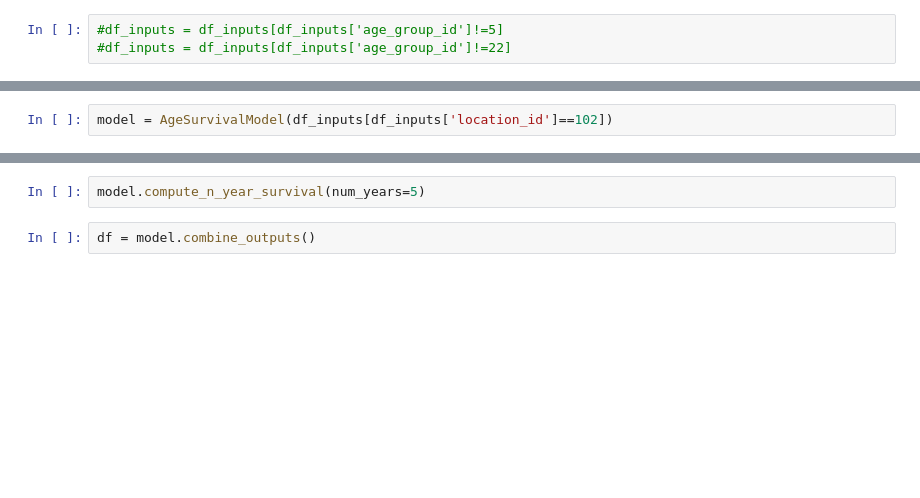
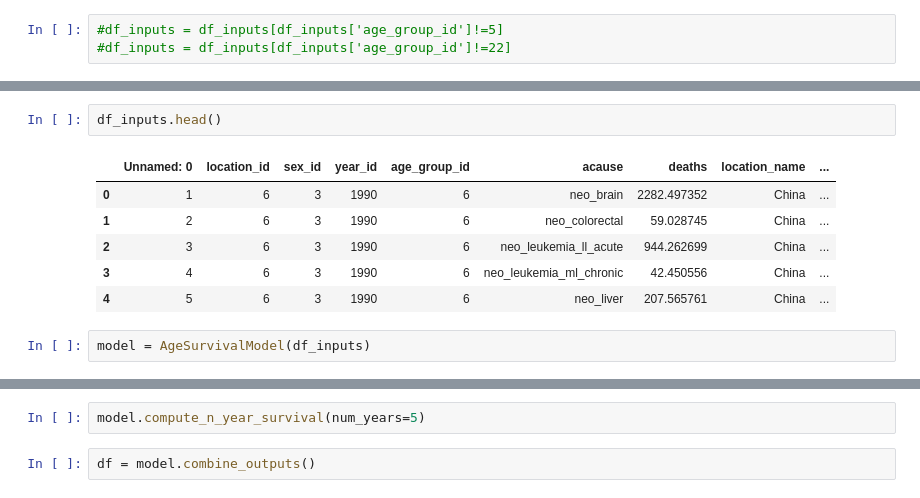
Before and after one commit to ihmeuw-msca/Survival, a Jupyter notebook: Age Group Extension.ipynb, the cells around one changed output, grey strips where cells are left out. Cells and saved outputs as stored; diff of their text form; blank space fills up the shorter version.

```diff
--- a/Age Group Extension.ipynb
+++ b/Age Group Extension.ipynb
@@ -24,4 +41,13 @@ array([  1,   6,   7,   8,   9,  10,  11,  12,  13,  14,  15,  16,  17,
+# %%
+df_inputs.head()
+# %% [output]
+|  | Unnamed: 0 | location_id | sex_id | year_id | age_group_id | acause | deaths | location_name | ... |
+| 0 | 1 | 6 | 3 | 1990 | 6 | neo_brain | 2282.497352 | China | ... |
+| 1 | 2 | 6 | 3 | 1990 | 6 | neo_colorectal | 59.028745 | China | ... |
+| 2 | 3 | 6 | 3 | 1990 | 6 | neo_leukemia_ll_acute | 944.262699 | China | ... |
+| 3 | 4 | 6 | 3 | 1990 | 6 | neo_leukemia_ml_chronic | 42.450556 | China | ... |
+| 4 | 5 | 6 | 3 | 1990 | 6 | neo_liver | 207.565761 | China | ... |
 # %%
-model = AgeSurvivalModel(df_inputs[df_inputs['location_id']==102])
+model = AgeSurvivalModel(df_inputs)
 # %%
 model.compute_P_s()
```
Also changed, not shown: parts of 9 cells of this notebook, 5 other files.
